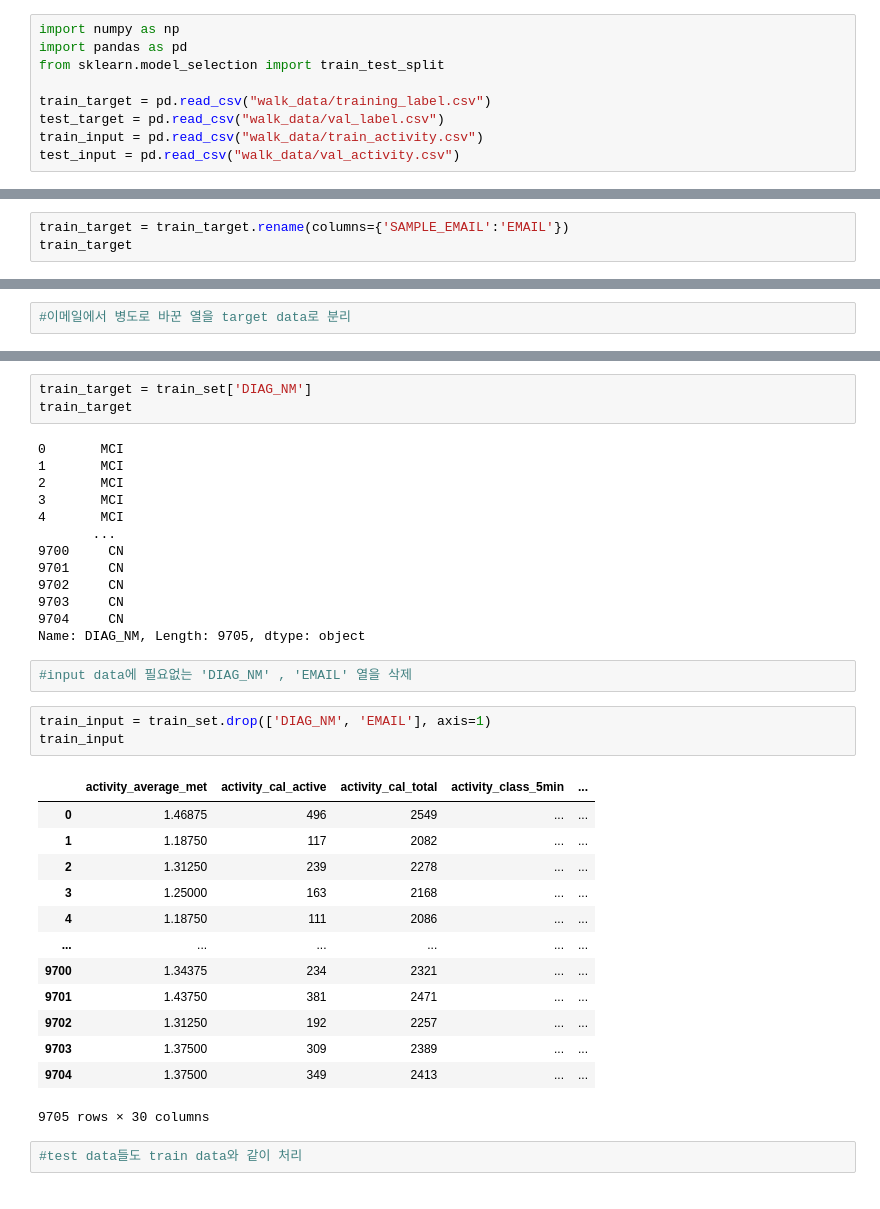
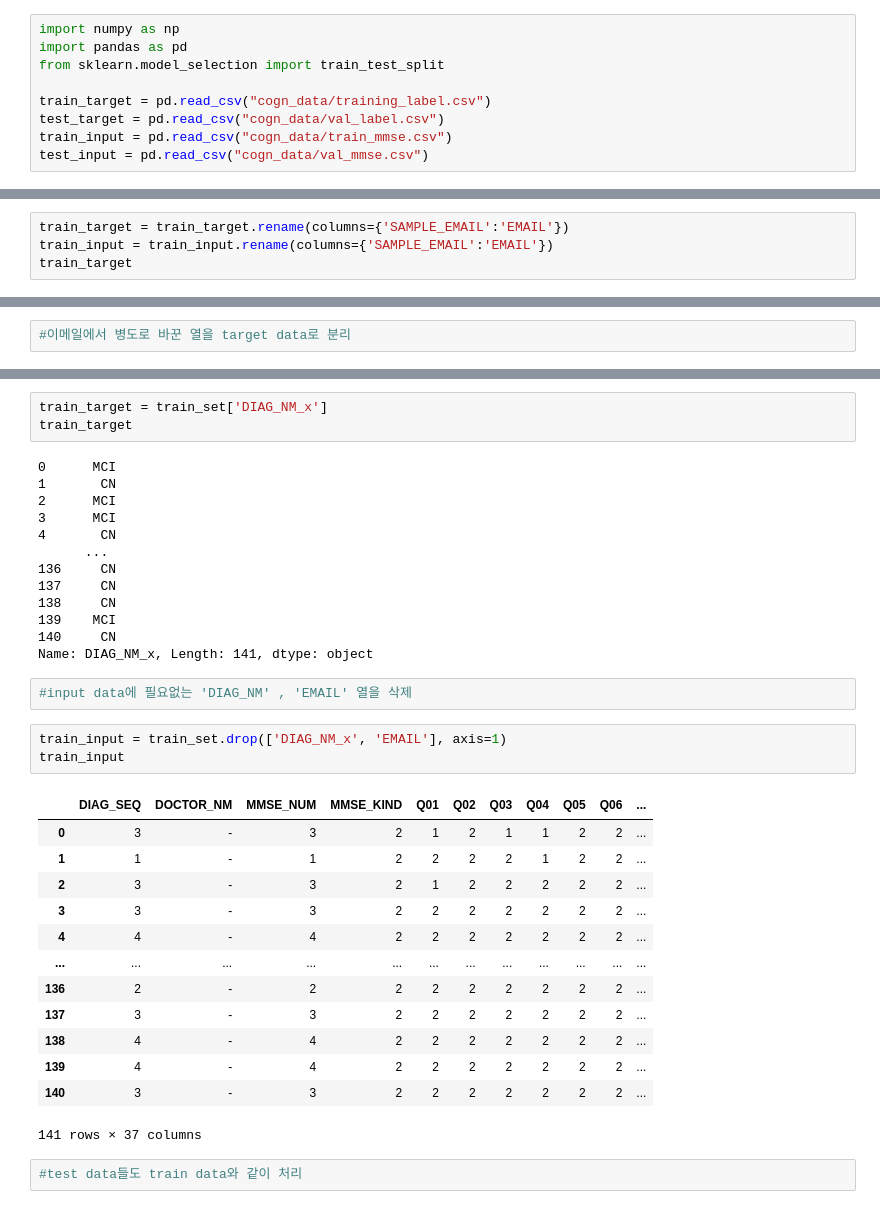
Before and after one commit to mok010/blurry_camera_for_privacy, a Jupyter notebook: cogn_proc.ipynb, the cells around one changed output, grey strips where cells are left out. Cells and saved outputs as stored; diff of their text form.

```diff
--- a/cogn_proc.ipynb
+++ b/cogn_proc.ipynb
@@ -5,14 +5,15 @@ import numpy as np
 import pandas as pd
 from sklearn.model_selection import train_test_split
 
-train_target = pd.read_csv("walk_data/training_label.csv")
-test_target = pd.read_csv("walk_data/val_label.csv")
-train_input = pd.read_csv("walk_data/train_activity.csv")
-test_input = pd.read_csv("walk_data/val_activity.csv")
+train_target = pd.read_csv("cogn_data/training_label.csv")
+test_target = pd.read_csv("cogn_data/val_label.csv")
+train_input = pd.read_csv("cogn_data/train_mmse.csv")
+test_input = pd.read_csv("cogn_data/val_mmse.csv")
 # %%
 #EMAIL에 대한 라벨링을 EMAIL로 통일
 # %%
 train_target = train_target.rename(columns={'SAMPLE_EMAIL':'EMAIL'})
+train_input = train_input.rename(columns={'SAMPLE_EMAIL':'EMAIL'})
 train_target
 # %% [output]
 |  | EMAIL | DIAG_NM |
@@ -80,38 +113,38 @@ train_set
 # %%
-train_target = train_set['DIAG_NM']
+train_target = train_set['DIAG_NM_x']
 train_target
 # %% [output]
-0       MCI
-1       MCI
-2       MCI
-3       MCI
-4       MCI
-       ...
-9700     CN
-9701     CN
-9702     CN
-9703     CN
-9704     CN
-Name: DIAG_NM, Length: 9705, dtype: object
+0      MCI
+1       CN
+2      MCI
+3      MCI
+4       CN
+      ...
+136     CN
+137     CN
+138     CN
+139    MCI
+140     CN
+Name: DIAG_NM_x, Length: 141, dtype: object
 # %%
 #input data에 필요없는 'DIAG_NM' , 'EMAIL' 열을 삭제
 # %%
-train_input = train_set.drop(['DIAG_NM', 'EMAIL'], axis=1)
+train_input = train_set.drop(['DIAG_NM_x', 'EMAIL'], axis=1)
 train_input
 # %% [output]
-|  | activity_average_met | activity_cal_active | activity_cal_total | activity_class_5min | ... |
-| 0 | 1.46875 | 496 | 2549 | ... | ... |
-| 1 | 1.18750 | 117 | 2082 | ... | ... |
-| 2 | 1.31250 | 239 | 2278 | ... | ... |
-| 3 | 1.25000 | 163 | 2168 | ... | ... |
-| 4 | 1.18750 | 111 | 2086 | ... | ... |
-| ... | ... | ... | ... | ... | ... |
-| 9700 | 1.34375 | 234 | 2321 | ... | ... |
-| 9701 | 1.43750 | 381 | 2471 | ... | ... |
-| 9702 | 1.31250 | 192 | 2257 | ... | ... |
-| 9703 | 1.37500 | 309 | 2389 | ... | ... |
-| 9704 | 1.37500 | 349 | 2413 | ... | ... |
+|  | DIAG_SEQ | DOCTOR_NM | MMSE_NUM | MMSE_KIND | Q01 | Q02 | Q03 | Q04 | Q05 | Q06 | ... |
+| 0 | 3 | - | 3 | 2 | 1 | 2 | 1 | 1 | 2 | 2 | ... |
+| 1 | 1 | - | 1 | 2 | 2 | 2 | 2 | 1 | 2 | 2 | ... |
+| 2 | 3 | - | 3 | 2 | 1 | 2 | 2 | 2 | 2 | 2 | ... |
+| 3 | 3 | - | 3 | 2 | 2 | 2 | 2 | 2 | 2 | 2 | ... |
+| 4 | 4 | - | 4 | 2 | 2 | 2 | 2 | 2 | 2 | 2 | ... |
+| ... | ... | ... | ... | ... | ... | ... | ... | ... | ... | ... | ... |
+| 136 | 2 | - | 2 | 2 | 2 | 2 | 2 | 2 | 2 | 2 | ... |
+| 137 | 3 | - | 3 | 2 | 2 | 2 | 2 | 2 | 2 | 2 | ... |
+| 138 | 4 | - | 4 | 2 | 2 | 2 | 2 | 2 | 2 | 2 | ... |
+| 139 | 4 | - | 4 | 2 | 2 | 2 | 2 | 2 | 2 | 2 | ... |
+| 140 | 3 | - | 3 | 2 | 2 | 2 | 2 | 2 | 2 | 2 | ... |
-9705 rows × 30 columns
+141 rows × 37 columns
 # %%
 #test data들도 train data와 같이 처리
 # %%
```
Also changed, not shown: parts of 11 cells of this notebook.
